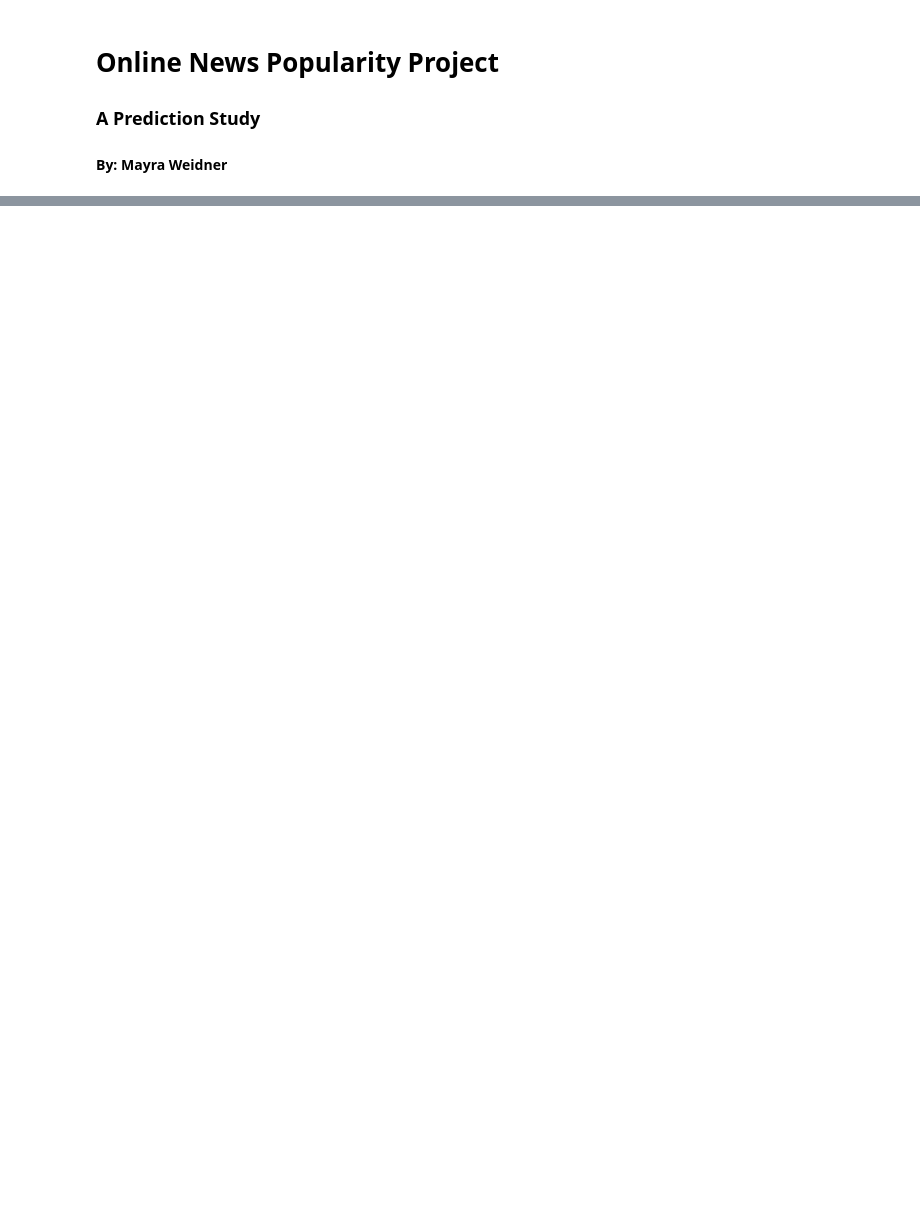
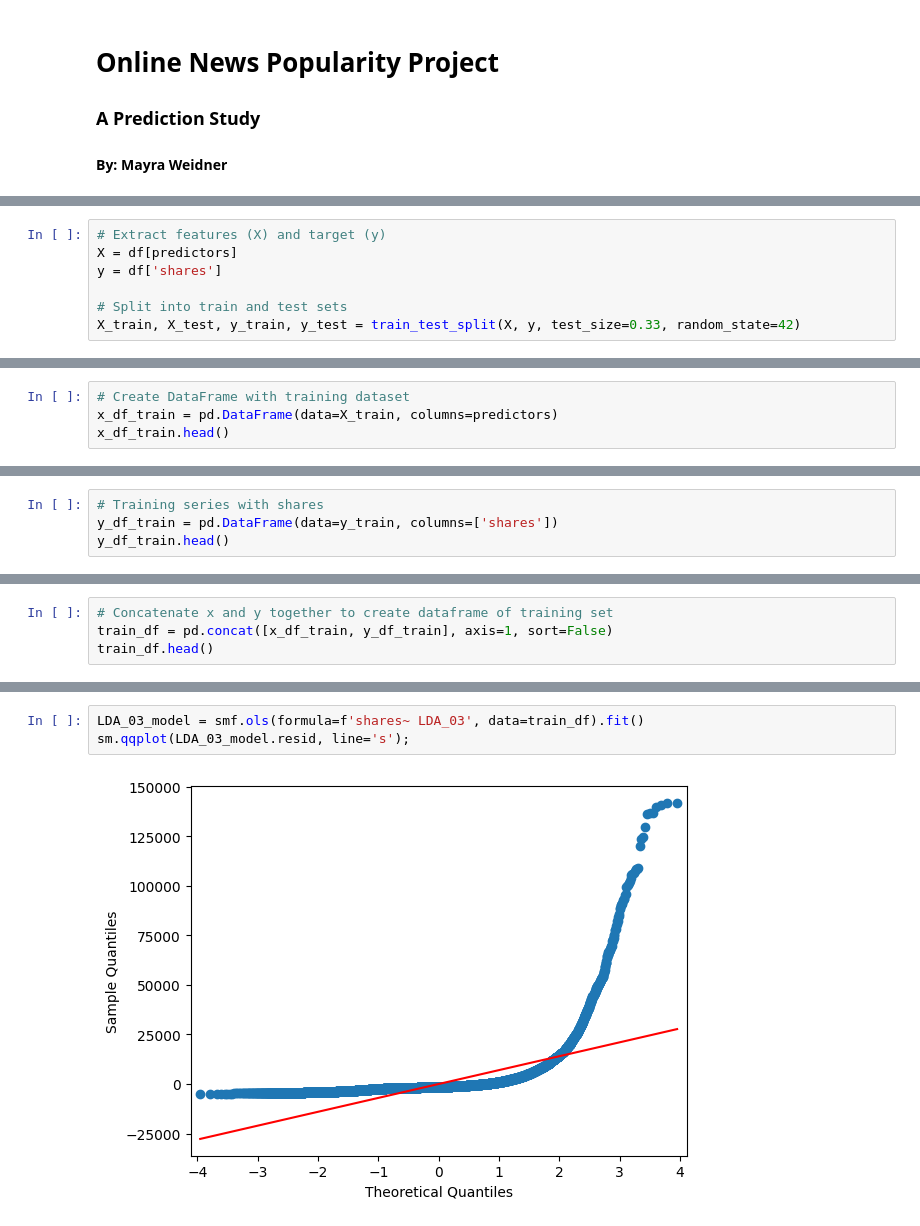
Before and after one commit to MYWeidner/OnlineNewsPopularity, a Jupyter notebook: Model.ipynb, the cells around one changed output, grey strips where cells are left out. Drawn from its saved outputs; the diff is of its cells as text; blank space fills up the shorter version.

Commit message:
Part 3: Model completed

```diff
--- a/Model.ipynb
+++ b/Model.ipynb
@@ -48,0 +98,7 @@ I will not use logistic regression as this model would require me to change the
+# %%
+# Extract features (X) and target (y)
+X = df[predictors]
+y = df['shares']
+
+# Split into train and test sets
+X_train, X_test, y_train, y_test = train_test_split(X, y, test_size=0.33, random_state=42)
@@ -48,0 +119,4 @@ I will not use logistic regression as this model would require me to change the
+# %%
+# Create DataFrame with training dataset
+x_df_train = pd.DataFrame(data=X_train, columns=predictors)
+x_df_train.head()
@@ -48,0 +131,4 @@ I will not use logistic regression as this model would require me to change the
+# %%
+# Training series with shares
+y_df_train = pd.DataFrame(data=y_train, columns=['shares'])
+y_df_train.head()
@@ -48,0 +142,4 @@ I will not use logistic regression as this model would require me to change the
+# %%
+# Concatenate x and y together to create dataframe of training set
+train_df = pd.concat([x_df_train, y_df_train], axis=1, sort=False)
+train_df.head()
@@ -48,0 +219,5 @@ I will not use logistic regression as this model would require me to change the
+# %%
+LDA_03_model = smf.ols(formula=f'shares~ LDA_03', data=train_df).fit()
+sm.qqplot(LDA_03_model.resid, line='s');
+# %% [output]
+[figure, added]
```
Also changed, not shown: parts of 93 cells of this notebook.
